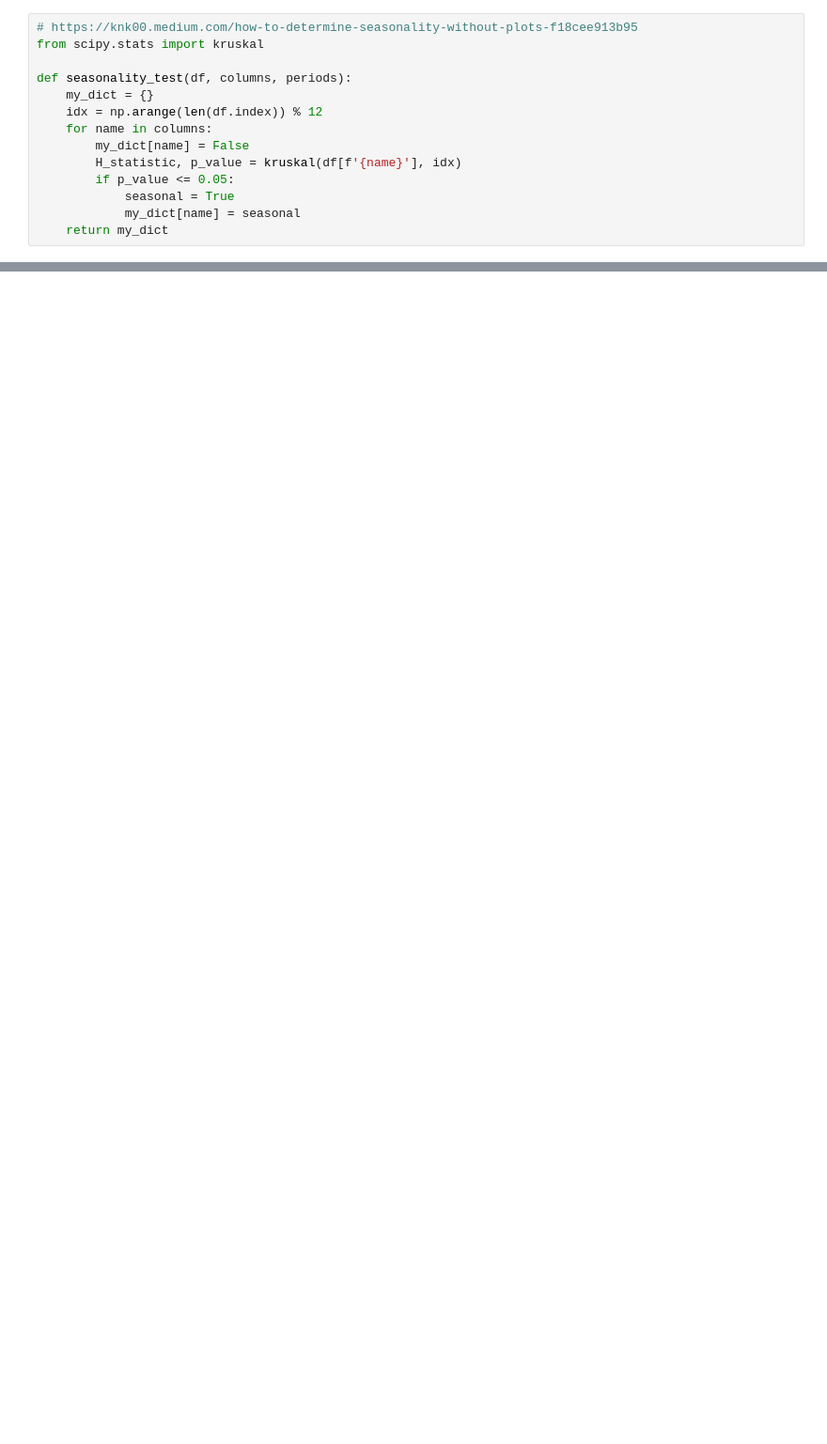
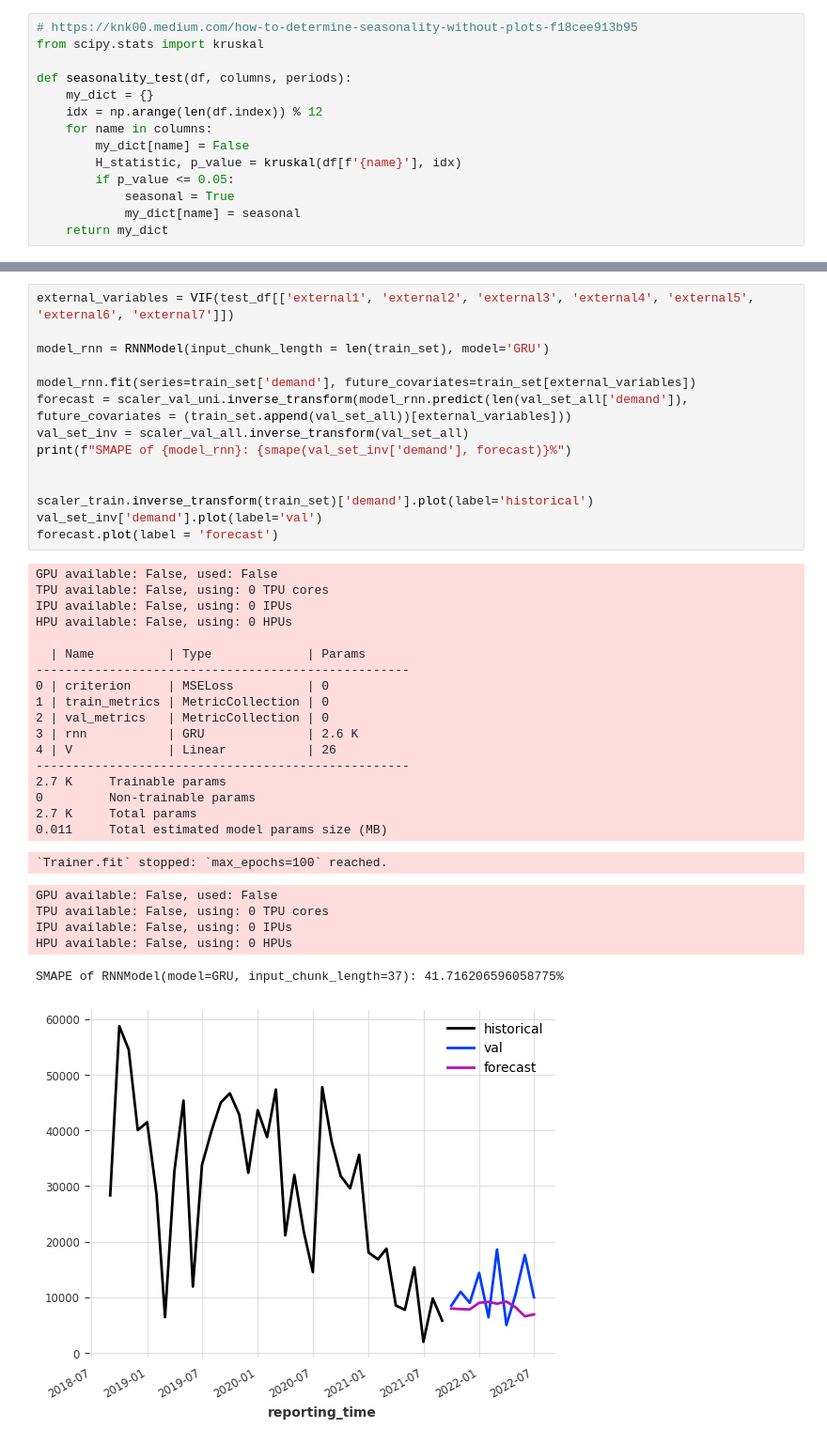
Before and after one commit to SongaZonga/tum_DAP_project, a Jupyter notebook: darts_test.ipynb, the cells around one changed output, grey strips where cells are left out. Shown at 94% size. Cells and saved outputs as stored; diff of their text form; blank space fills up the shorter version.

```diff
--- a/darts_test.ipynb
+++ b/darts_test.ipynb
@@ -155,0 +202,39 @@ model Theta(season_mode=SeasonalityMode.ADDITIVE) obtains MAPE: 89.80%
+# %%
+external_variables = VIF(test_df[['external1', 'external2', 'external3', 'external4', 'external5', 'external6', 'external7']])
+
+model_rnn = RNNModel(input_chunk_length = len(train_set), model='GRU')
+
+model_rnn.fit(series=train_set['demand'], future_covariates=train_set[external_variables])
+forecast = scaler_val_uni.inverse_transform(model_rnn.predict(len(val_set_all['demand']), future_covariates = (train_set.append(val_set_all))[external_variables]))
+val_set_inv = scaler_val_all.inverse_transform(val_set_all)
+print(f"SMAPE of {model_rnn}: {smape(val_set_inv['demand'], forecast)}%")
+
+
+scaler_train.inverse_transform(train_set)['demand'].plot(label='historical')
+val_set_inv['demand'].plot(label='val')
+forecast.plot(label = 'forecast')
+# %% [output]
+GPU available: False, used: False
+TPU available: False, using: 0 TPU cores
+IPU available: False, using: 0 IPUs
+HPU available: False, using: 0 HPUs
+
+  | Name          | Type             | Params
+---------------------------------------------------
+0 | criterion     | MSELoss          | 0
+1 | train_metrics | MetricCollection | 0
+2 | val_metrics   | MetricCollection | 0
+3 | rnn           | GRU              | 2.6 K
+4 | V             | Linear           | 26
+---------------------------------------------------
+2.7 K     Trainable params
+0         Non-trainable params
+2.7 K     Total params
+0.011     Total estimated model params size (MB)
+`Trainer.fit` stopped: `max_epochs=100` reached.
+GPU available: False, used: False
+TPU available: False, using: 0 TPU cores
+IPU available: False, using: 0 IPUs
+HPU available: False, using: 0 HPUs
+SMAPE of RNNModel(model=GRU, input_chunk_length=37): 41.716206596058775%
+[figure, added]
```
Also changed, not shown: parts of 33 cells of this notebook.
